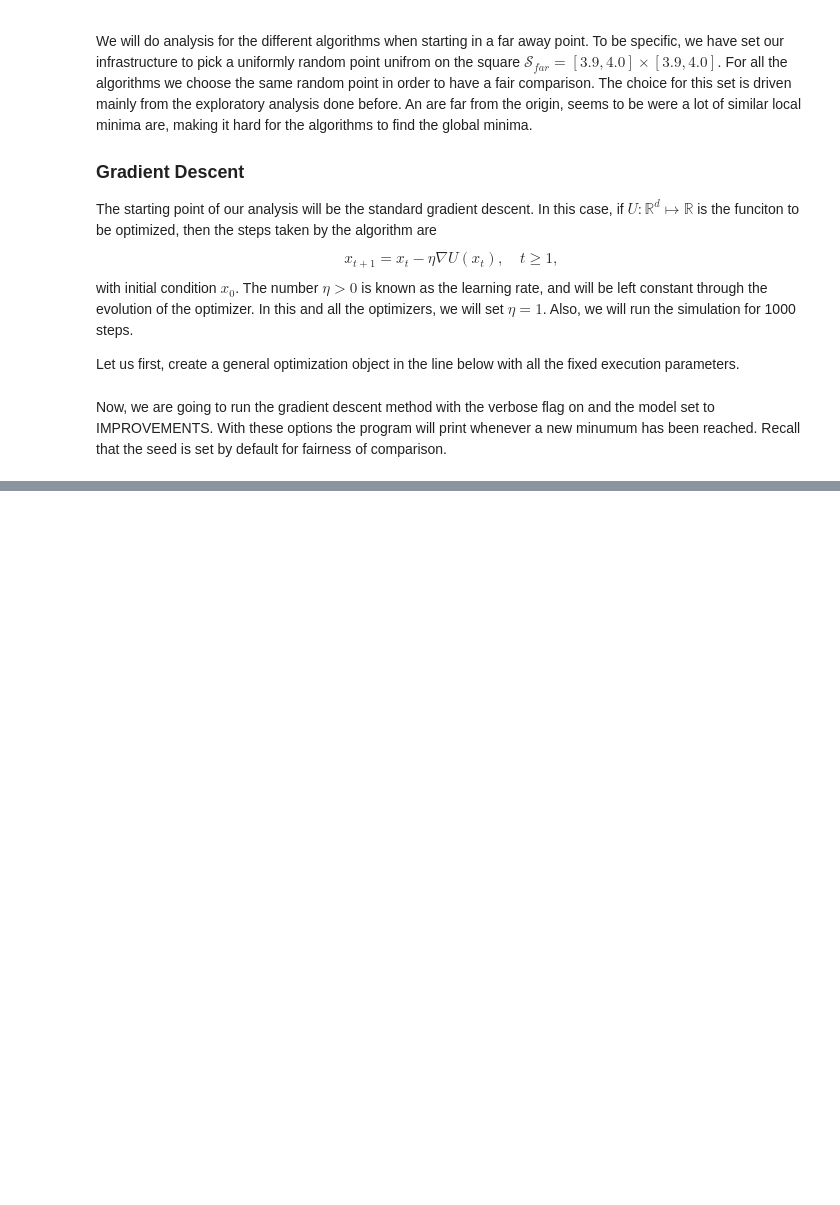
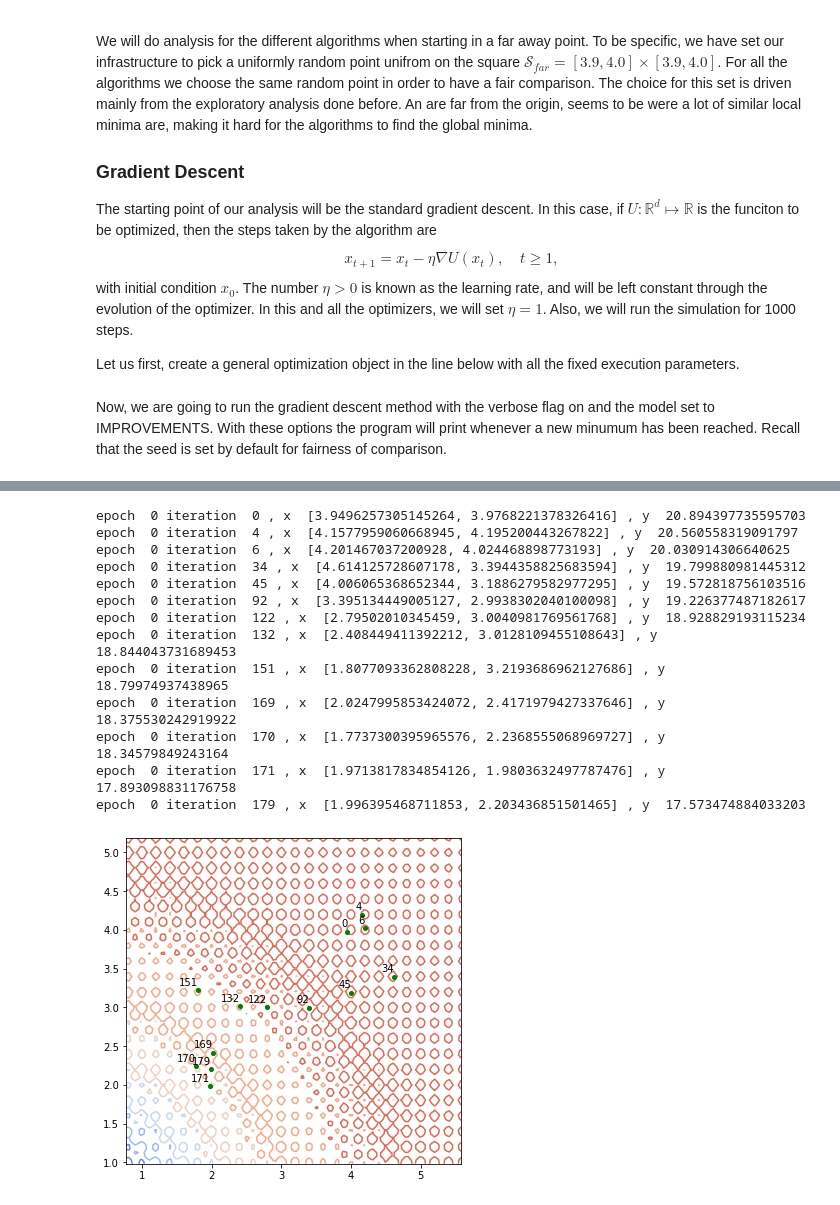
Before and after one commit to quantliquidlabs/gradientOptimization, a Jupyter notebook: code/Presentation.ipynb, the cells around one changed output, grey strips where cells are left out. Cells and saved outputs as stored; diff of their text form; code cells hidden in the pictures; blank space fills up the shorter version.

```diff
--- a/code/Presentation.ipynb
+++ b/code/Presentation.ipynb
@@ -95,0 +148,19 @@ iteration  33 , x  [5.3972673416137695, 4.196927070617676] , y  19.8522968292236
+# %%
+torch.manual_seed(0)
+res_stoch = gopt.perturbed_gradient_descent( eta, epochs, steps, 1)
+plot_evolution(res_stoch)
+# %% [output]
+epoch  0 iteration  0 , x  [3.9496257305145264, 3.9768221378326416] , y  20.894397735595703
+epoch  0 iteration  4 , x  [4.1577959060668945, 4.195200443267822] , y  20.560558319091797
+epoch  0 iteration  6 , x  [4.201467037200928, 4.024468898773193] , y  20.030914306640625
+epoch  0 iteration  34 , x  [4.614125728607178, 3.3944358825683594] , y  19.799880981445312
+epoch  0 iteration  45 , x  [4.006065368652344, 3.1886279582977295] , y  19.572818756103516
+epoch  0 iteration  92 , x  [3.395134449005127, 2.9938302040100098] , y  19.226377487182617
+epoch  0 iteration  122 , x  [2.79502010345459, 3.0040981769561768] , y  18.928829193115234
+epoch  0 iteration  132 , x  [2.408449411392212, 3.0128109455108643] , y  18.844043731689453
+epoch  0 iteration  151 , x  [1.8077093362808228, 3.2193686962127686] , y  18.79974937438965
+epoch  0 iteration  169 , x  [2.0247995853424072, 2.4171979427337646] , y  18.375530242919922
+epoch  0 iteration  170 , x  [1.7737300395965576, 2.2368555068969727] , y  18.34579849243164
+epoch  0 iteration  171 , x  [1.9713817834854126, 1.9803632497787476] , y  17.893098831176758
+epoch  0 iteration  179 , x  [1.996395468711853, 2.203436851501465] , y  17.573474884033203
+[figure, added]
```
Also changed, not shown: parts of 14 cells of this notebook, 2 other files.
